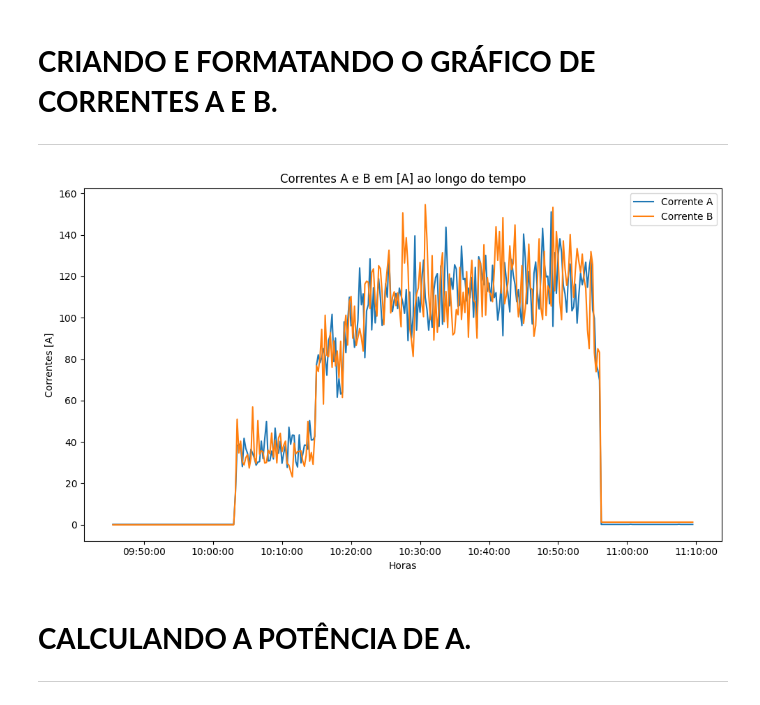
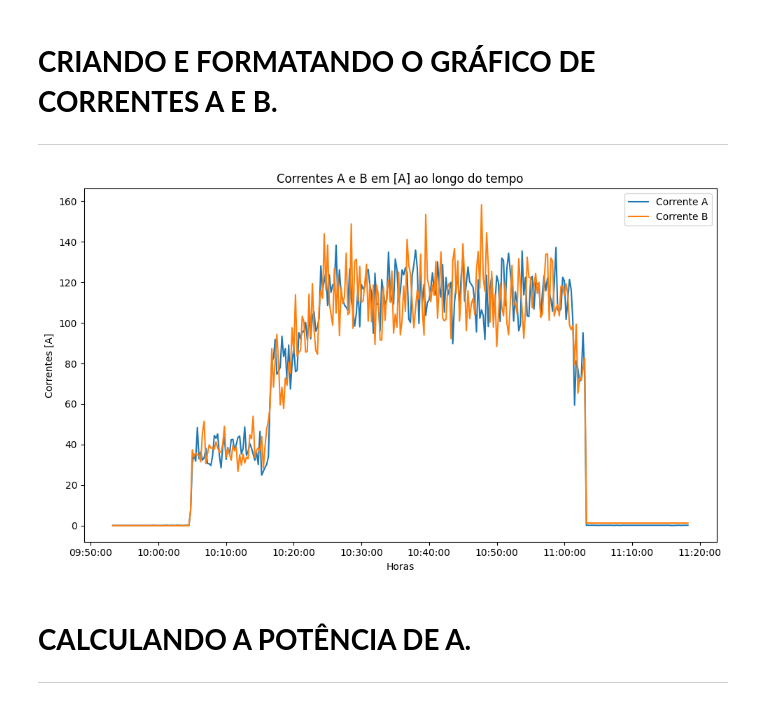
Before and after one commit to MalVaroTor/MalVaroTor, a Jupyter notebook: TCC_1_DESCOBRINDO.ipynb, the cells around one changed output. Saved outputs shown, nothing was run; the diff lists cells and outputs as text; code cells hidden in the pictures.

```diff
--- a/TCC_1_DESCOBRINDO.ipynb
+++ b/TCC_1_DESCOBRINDO.ipynb
@@ -18,7 +18,7 @@ import matplotlib.pyplot as plt
 import numpy as np
 
 # LENDO O ARQUIVO NO DRIVE.
-db = pd.read_excel('/content/drive/MyDrive/TCC/db_dados/Dados_I_V_2023.xlsx')
+db = pd.read_excel('/content/drive/MyDrive/TCC/db_dados/all_dados_I_V_T.xlsx')
 
 # APRESENTANDO VISUALMENTE A TABELA.
 display(db)
@@ -60,7 +69,7 @@ dtype: object
 ---
 # %%
 # FILTRANDO A TABELA EM UM DIA ESPECÍFICO.
-db_dia = db.loc[db['HORA'].dt.date == pd.to_datetime('2023-02-02').date()]
+db_dia = db.loc[db['Data/Hora'].dt.date == pd.to_datetime('2023-01-17').date()]
 
 display(db_dia)
 # %% [output]
@@ -86,37 +95,37 @@ display(db_dia)
 plt.figure(figsize=(10, 6))
 
 # PLOTANDO OS DADOS DO GRÁFICO.
-plt.plot(db_dia['HORA'], \
+plt.plot(db_dia['Data/Hora'], \
             db_dia['Corrente_A_[A]'], \
                 label='Corrente A')
 
-plt.plot(db_dia['HORA'], \
+plt.plot(db_dia['Data/Hora'], \
             db_dia['Corrente_B_[A]'], \
                 label='Corrente B')
 
 # ADICIONANDO OS EIXOS.
 plt.xlabel('Horas')
 
 plt.ylabel('Correntes [A]')
 
 # ADICIONANDO O TÍTULO.
 plt.title('Correntes A e B em [A] ao longo do tempo')
 
 # # ADICIONANDO A LEGENDA.
 plt.legend()
 
 # FORMATANDO O EIXO X.
 plt.gca().xaxis.set_major_formatter(plt.matplotlib.dates.DateFormatter('%H:%M:%S'))
 
 # INCLINANDO O EIXO X.
 # plt.xticks(rotation=45)
 
 # EXIBINDO O GRÁFICO.
 plt.tight_layout()
 
 plt.show()
 # %% [output]
-[figure, old version]
+[figure, new version]
 # %% [markdown]
 # **CALCULANDO A POTÊNCIA DE A.**
 
```
Also changed, not shown: parts of 17 cells of this notebook.
